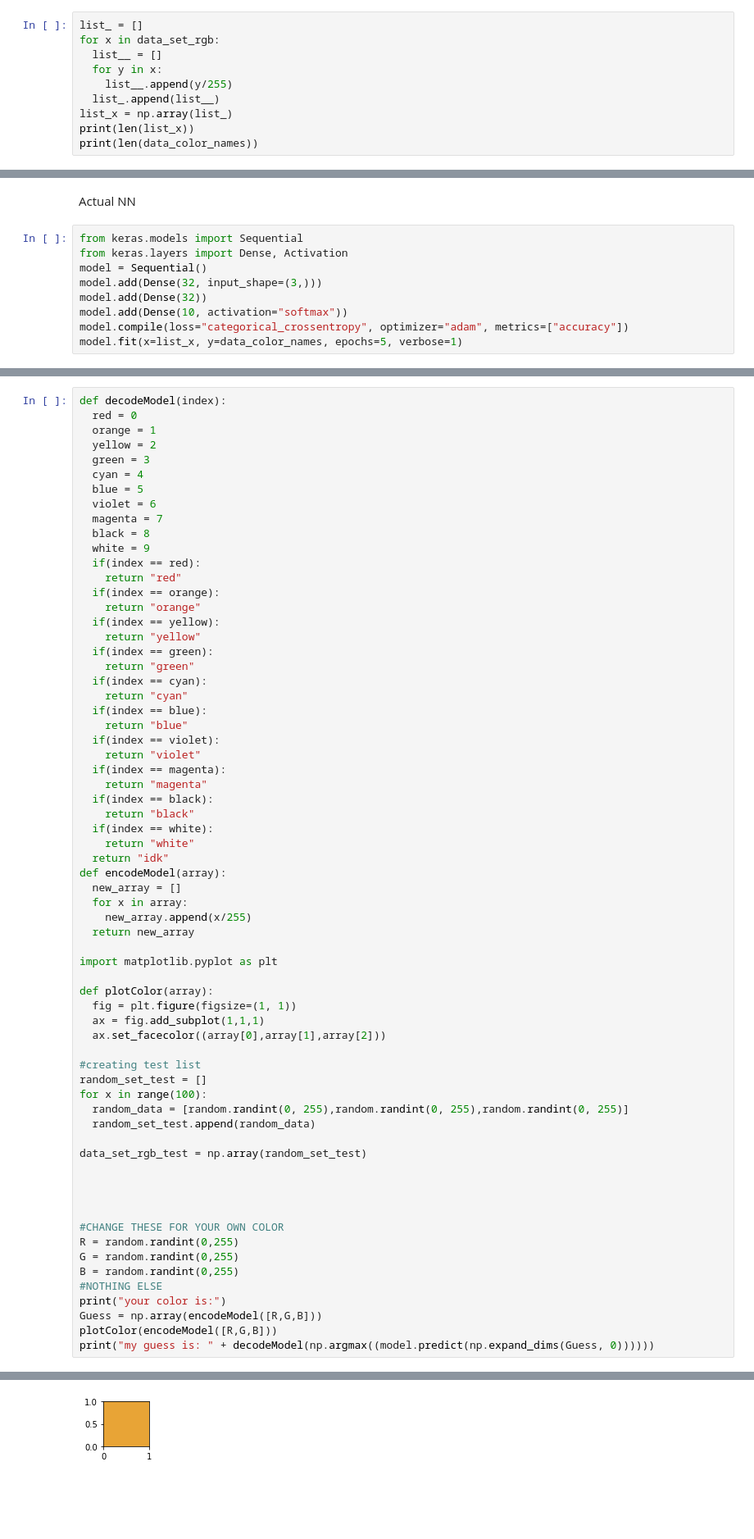
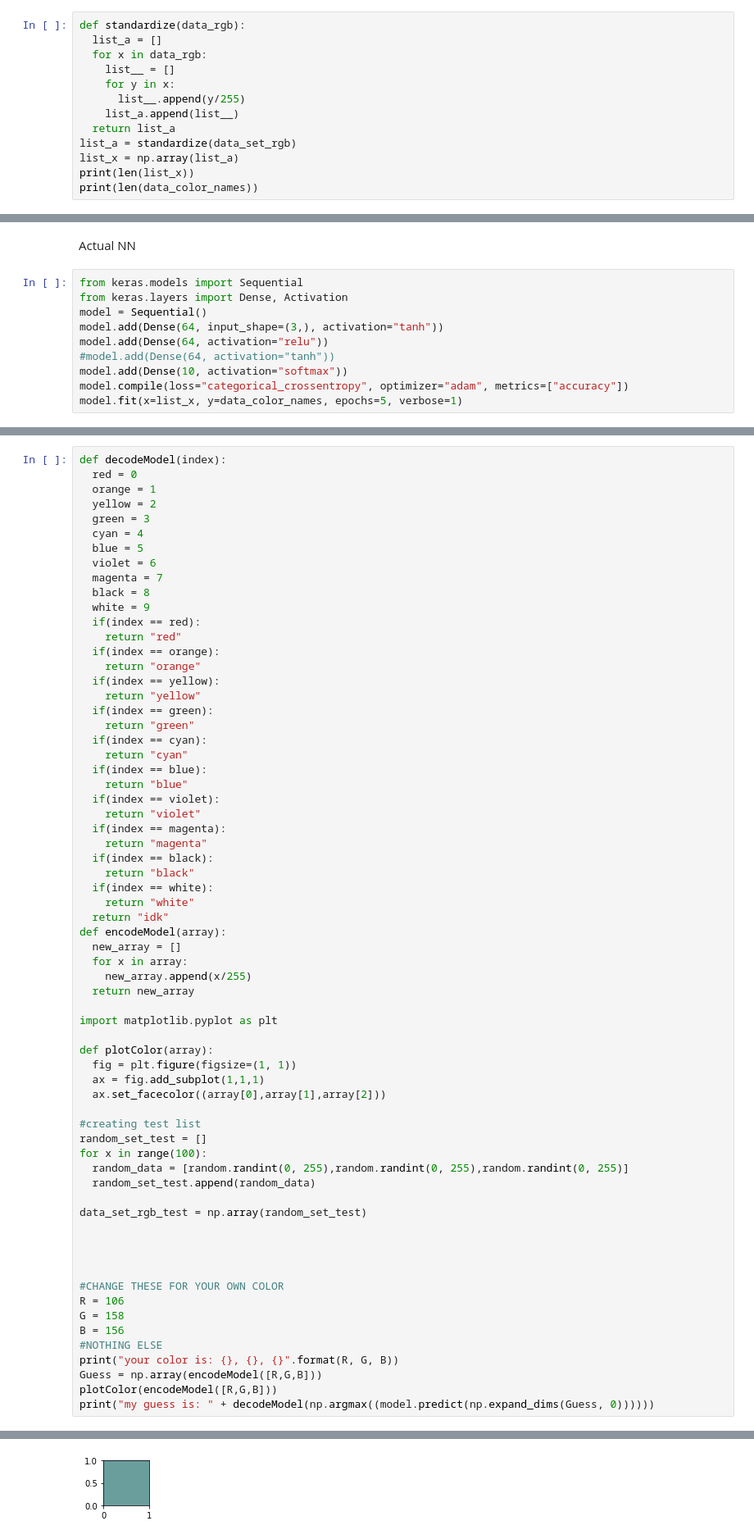
Before and after one commit to OutWrest/ColabKerasNNProjects, a Jupyter notebook: Practice_TF.ipynb, the cells around one changed output, grey strips where cells are left out. Shown: that part at 82% size. Saved outputs shown, nothing was run; the diff lists cells and outputs as text; blank space fills up the shorter version.

```diff
--- a/Practice_TF.ipynb
+++ b/Practice_TF.ipynb
@@ -140,13 +146,16 @@ print(data_color_names)
 # %% [markdown]
 Change x-list to 0-1 for simplicity
 # %%
-list_ = []
-for x in data_set_rgb:
-  list__ = []
-  for y in x:
-    list__.append(y/255)
-  list_.append(list__)
-list_x = np.array(list_)
+def standardize(data_rgb):
+  list_a = []
+  for x in data_rgb:
+    list__ = []
+    for y in x:
+      list__.append(y/255)
+    list_a.append(list__)
+  return list_a
+list_a = standardize(data_set_rgb)
+list_x = np.array(list_a)
 print(len(list_x))
 print(len(data_color_names))
 # %% [output]
@@ -158,8 +167,9 @@ Actual NN
 from keras.models import Sequential
 from keras.layers import Dense, Activation
 model = Sequential()
-model.add(Dense(32, input_shape=(3,)))
-model.add(Dense(32))
+model.add(Dense(64, input_shape=(3,), activation="tanh"))
+model.add(Dense(64, activation="relu"))
+#model.add(Dense(64, activation="tanh"))
 model.add(Dense(10, activation="softmax"))
 model.compile(loss="categorical_crossentropy", optimizer="adam", metrics=["accuracy"])
 model.fit(x=list_x, y=data_color_names, epochs=5, verbose=1)
@@ -233,11 +250,11 @@ data_set_rgb_test = np.array(random_set_test)
 
 
 #CHANGE THESE FOR YOUR OWN COLOR
-R = random.randint(0,255)
-G = random.randint(0,255)
-B = random.randint(0,255)
+R = 106
+G = 158
+B = 156
 #NOTHING ELSE
-print("your color is:")
+print("your color is: {}, {}, {}".format(R, G, B))
 Guess = np.array(encodeModel([R,G,B]))
 plotColor(encodeModel([R,G,B]))
 print("my guess is: " + decodeModel(np.argmax((model.predict(np.expand_dims(Guess, 0))))))
@@ -247 +264 @@ my guess is: orange
-[figure, old version]
+[figure, new version]
```
Also changed, not shown: parts of 23 cells of this notebook.
